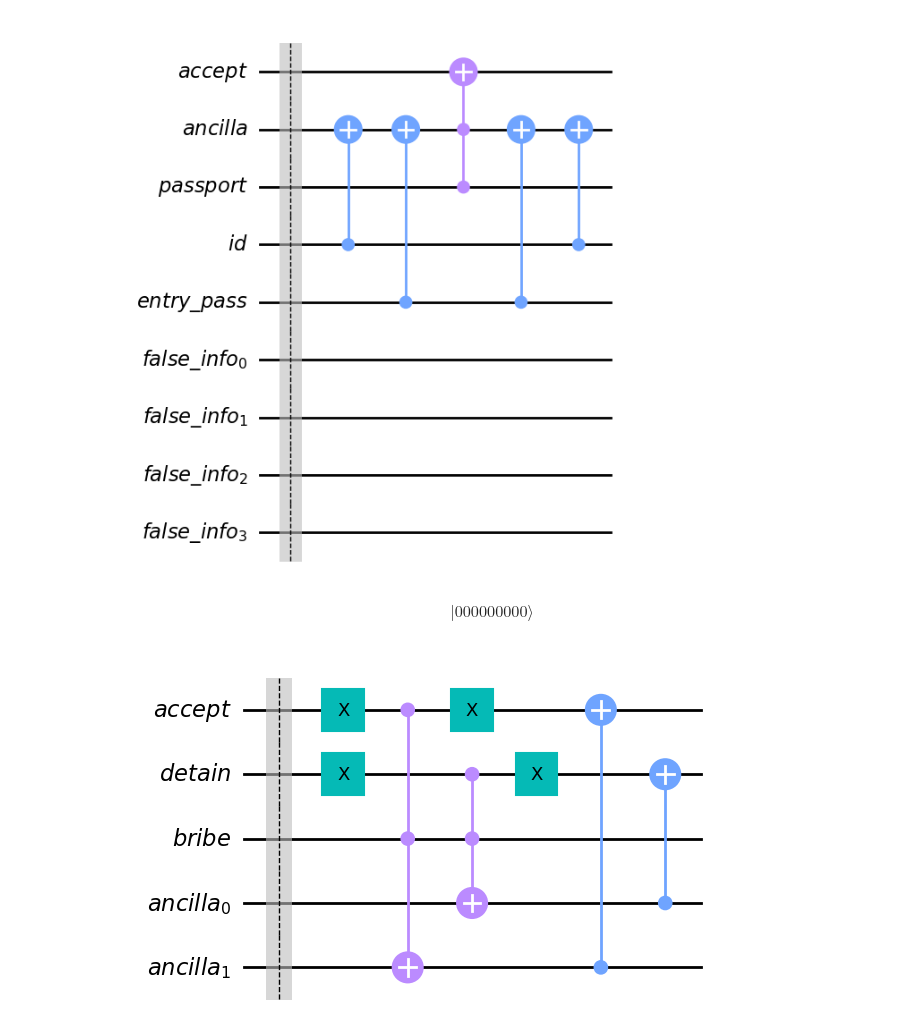
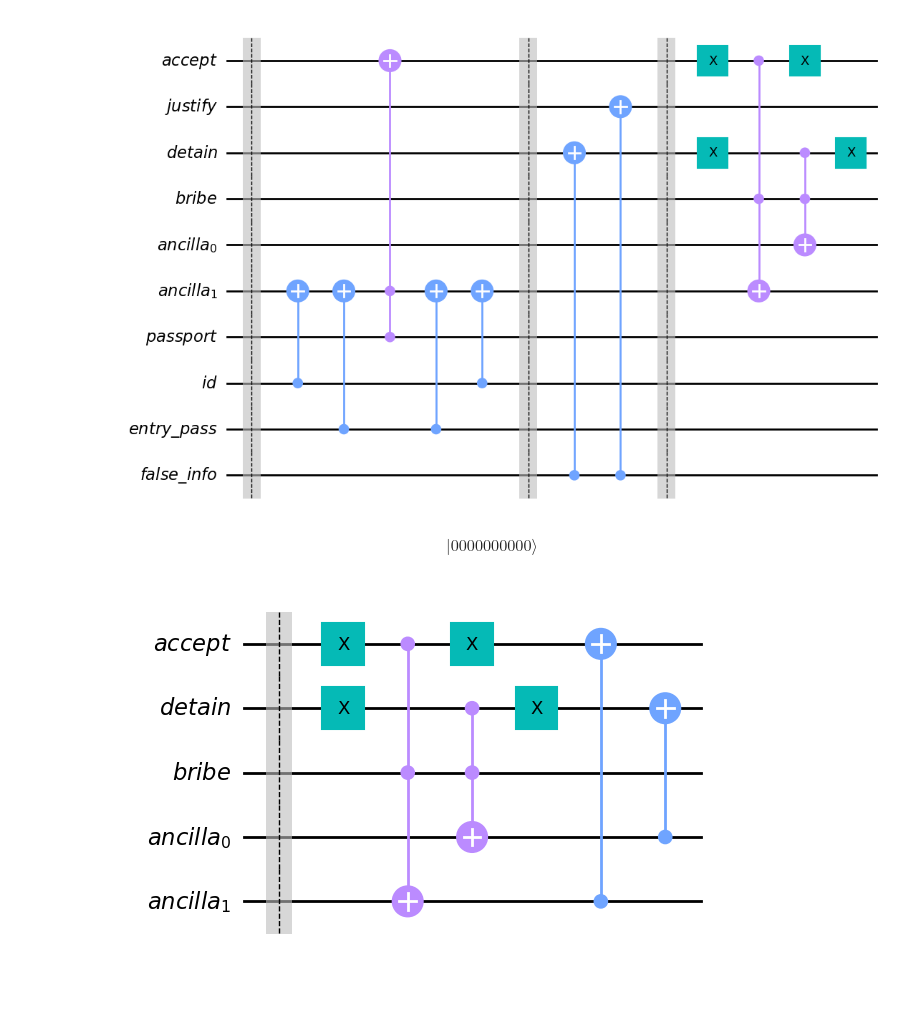
Before and after one commit to Dpbm/quantum, a Jupyter notebook: qiskit/papers-please.ipynb, the cells around one changed output. Cells and saved outputs as stored; diff of their text form; code cells hidden in the pictures; blank space fills up the shorter version.

```diff
--- a/qiskit/papers-please.ipynb
+++ b/qiskit/papers-please.ipynb
@@ -6,32 +6,40 @@ accept = QuantumRegister(1, name="accept")
 detain = QuantumRegister(1, name="detain")
 bribe = QuantumRegister(1, name="bribe")
 justify = QuantumRegister(1, name="justify")
-ancilla = QuantumRegister(1, name="ancilla")
-false_info = QuantumRegister(4, name="false_info")
+ancilla = QuantumRegister(2, name="ancilla")
+false_info = QuantumRegister(1, name="false_info")
 passport = QuantumRegister(1, name="passport")
 entry_pass = QuantumRegister(1, name="entry_pass")
 id = QuantumRegister(1, name="id")
 # %%
-qc = QuantumCircuit(accept, ancilla, passport, id, entry_pass, false_info)
-#accept, justify, detain, bribe, ancilla, passport,
-#qc.x(foreigner)
+qc = QuantumCircuit(accept, justify, detain, bribe, ancilla, passport, id, entry_pass, false_info)
 
 qc.barrier()
 
-qc.cx(id, ancilla)
+qc.cx(id, ancilla[-1])
 qc.cx(entry_pass, ancilla[-1])
 qc.ccx(passport, ancilla[-1], accept)
 qc.cx(entry_pass, ancilla[-1])
+qc.cx(id, ancilla[-1])
 
-qc.cx(id, ancilla)
-#qc.ccx(work_pass, worker, ancilla[-3])
+qc.barrier()
 
+qc.cx(false_info, detain)
+qc.cx(false_info, justify)
+
+qc.barrier()
+qc.x(accept)
+qc.x(detain)
+qc.ccx(accept, bribe, ancilla[-1])
+qc.ccx(detain, bribe, ancilla[-2])
+qc.x(detain)
+qc.x(accept)
 
 display(qc.draw("mpl"))
 Statevector(qc).draw("latex")
 # %% [output]
-[figure, old version]
+[figure, new version]
-$$ |000000000\rangle$$
+$$ |0000000000\rangle$$
 # %%
 qc = QuantumCircuit(accept, detain, bribe, ancilla)
 
```
Also changed, not shown: parts of 1 cell of this notebook.
